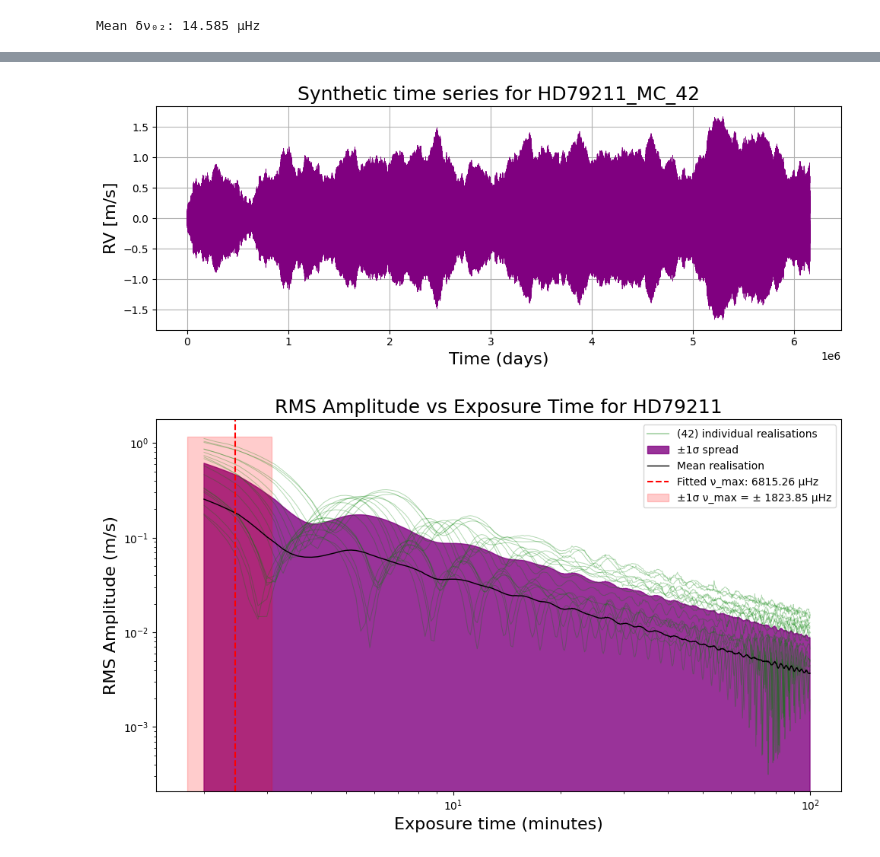
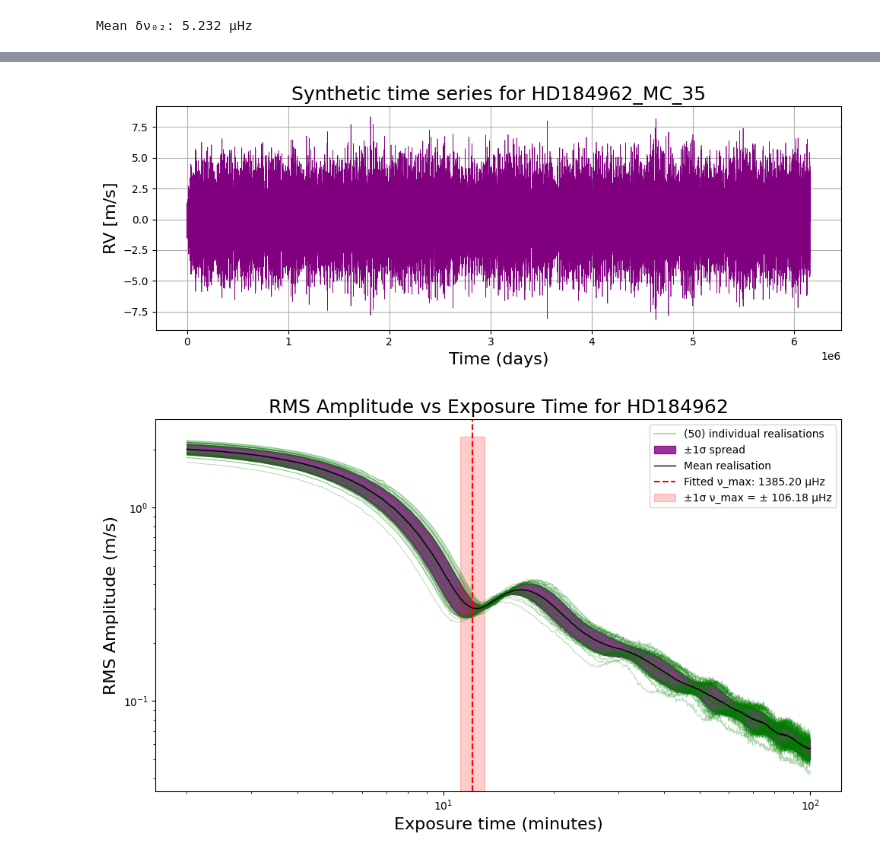
Before and after one commit to BRajkumar041992/ExTEMPO, a Jupyter notebook: ExTEMPO_v1_1.ipynb, the cells around one changed output, grey strips where cells are left out. Saved outputs shown, nothing was run; the diff lists cells and outputs as text; code cells hidden in the pictures.

```diff
--- a/ExTEMPO_v1_1.ipynb
+++ b/ExTEMPO_v1_1.ipynb
@@ -1580,11 +1634,11 @@ def time_series_properties(nu_grid):
 #User Inputs
 #--------------------------------#
 
-sample_file = 'sample_stars_test.csv' # Input full path to the sample stars and their stellar parameters.
-aadg3_path = "/AADG3"  # Input full path to the AADG3 executable.
-base_path = "/AADG3_outputs" # Input base directory where the AADG3 outputs will be stored.
+sample_file = '/sample_stars_test2.csv' # Input full path to the sample stars and their stellar parameters.
+aadg3_path = "/AADG3-v3.0.2/bin/AADG3"  # Input full path to the AADG3 executable.
+base_path = "/AADG3_tests" # Input base directory where the AADG3 outputs will be stored.
 
-Star_index = 12 # Index of the star in the sample file. (14 = Sun)
+Star_index = 1 # Index of the star in the sample file. (14 = Sun)
 N_rel = 50  # Number of Monte Carlo realisations.
 
 
@@ -1649,7 +1703,7 @@ Saved results to /home/astro/phrjdr/Terra_Hunting_Stuff/Terra_Hunting_Stuff/PBJa
 results = run_analysis(
     sample=sample,
     star_name=f"{star_id}",         # Input desired star name from the sample
-    mc_index=42,                    # Input desired Monte Carlo realisation index
+    mc_index=35,                    # Input desired Monte Carlo realisation index
     base_path=base_path,
     generate_oscillation=True,      #Toggle to generate PSD of P-modes
     generate_linewidth=True,        #Toggle to generate linewidth vs frequency plot
@@ -1665 +1719 @@ results = run_analysis(
-Mean δν₀₂: 14.585 μHz
+Mean δν₀₂: 5.232 μHz
@@ -1667,5 +1721,5 @@ Mean δν₀₂: 14.585 μHz
-[figure, old version]
+[figure, new version]
-[figure, old version]
+[figure, new version]
 # %%
 npz_path = os.path.join(star_folder, os.path.basename(star_folder.rstrip("/")) + ".npz")
 
```
Also changed, not shown: parts of 5 cells of this notebook.
